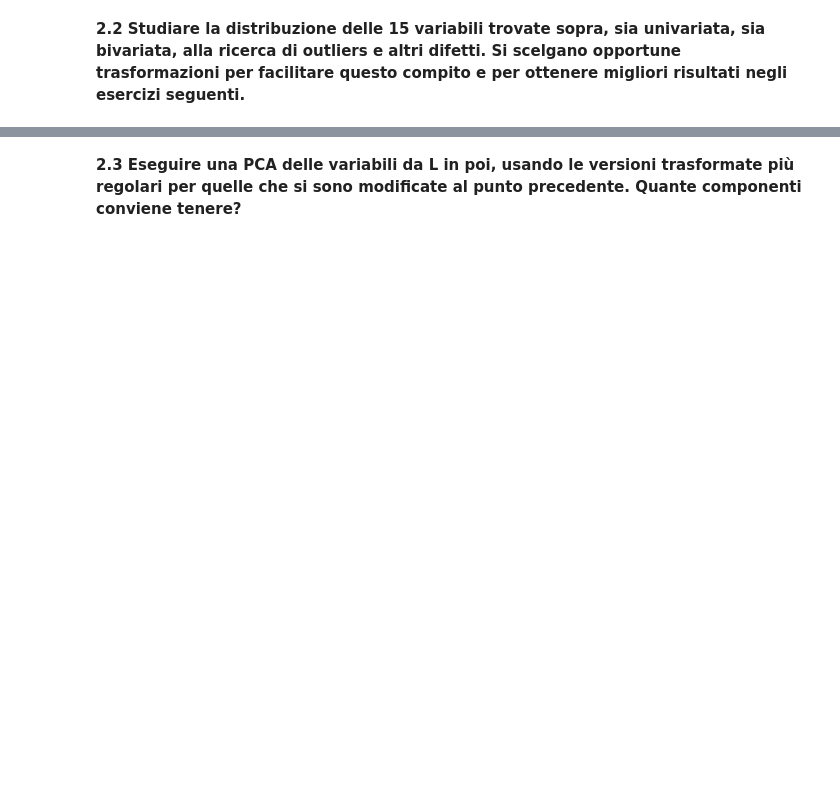
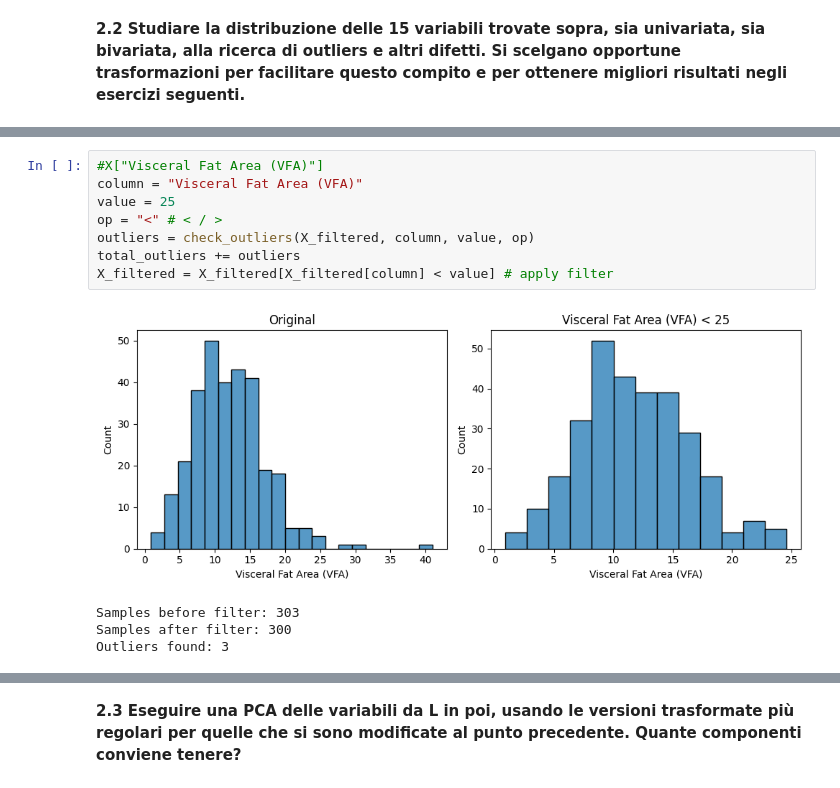
Before and after one commit to blkdmr/blkdmr.github.io, a Jupyter notebook: exams/esame_2_2.ipynb, the cells around one changed output, grey strips where cells are left out. Drawn from its saved outputs; the diff is of its cells as text; blank space fills up the shorter version.

```diff
--- a/exams/esame_2_2.ipynb
+++ b/exams/esame_2_2.ipynb
@@ -58,0 +170,13 @@ Name: Gallstone Status, dtype: float64
+# %%
+#X["Visceral Fat Area (VFA)"]
+column = "Visceral Fat Area (VFA)"
+value = 25
+op = "<" # < / >
+outliers = check_outliers(X_filtered, column, value, op)
+total_outliers += outliers
+X_filtered = X_filtered[X_filtered[column] < value] # apply filter
+# %% [output]
+[figure, added]
+Samples before filter: 303
+Samples after filter: 300
+Outliers found: 3
```
Also changed, not shown: parts of 30 cells of this notebook, 23 other files.
